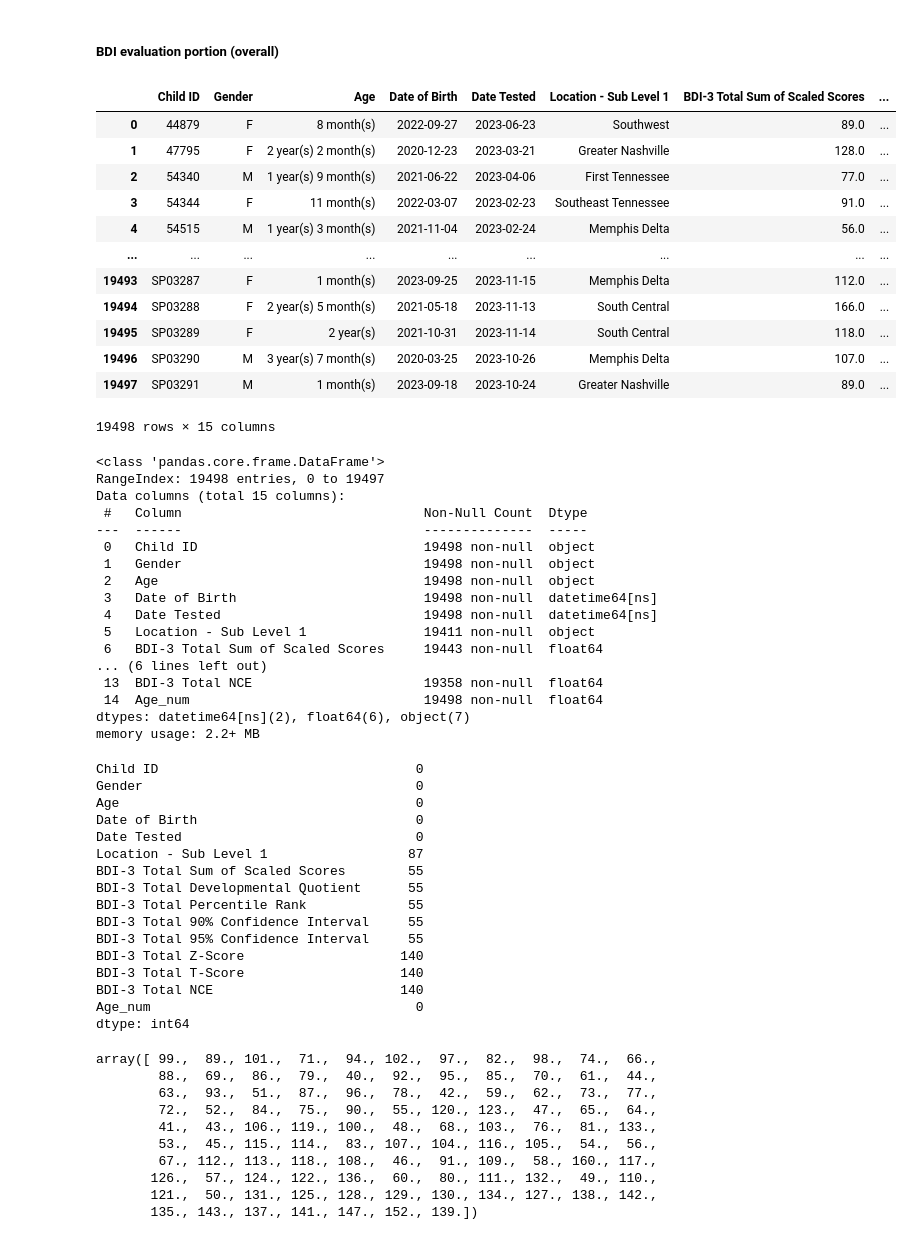
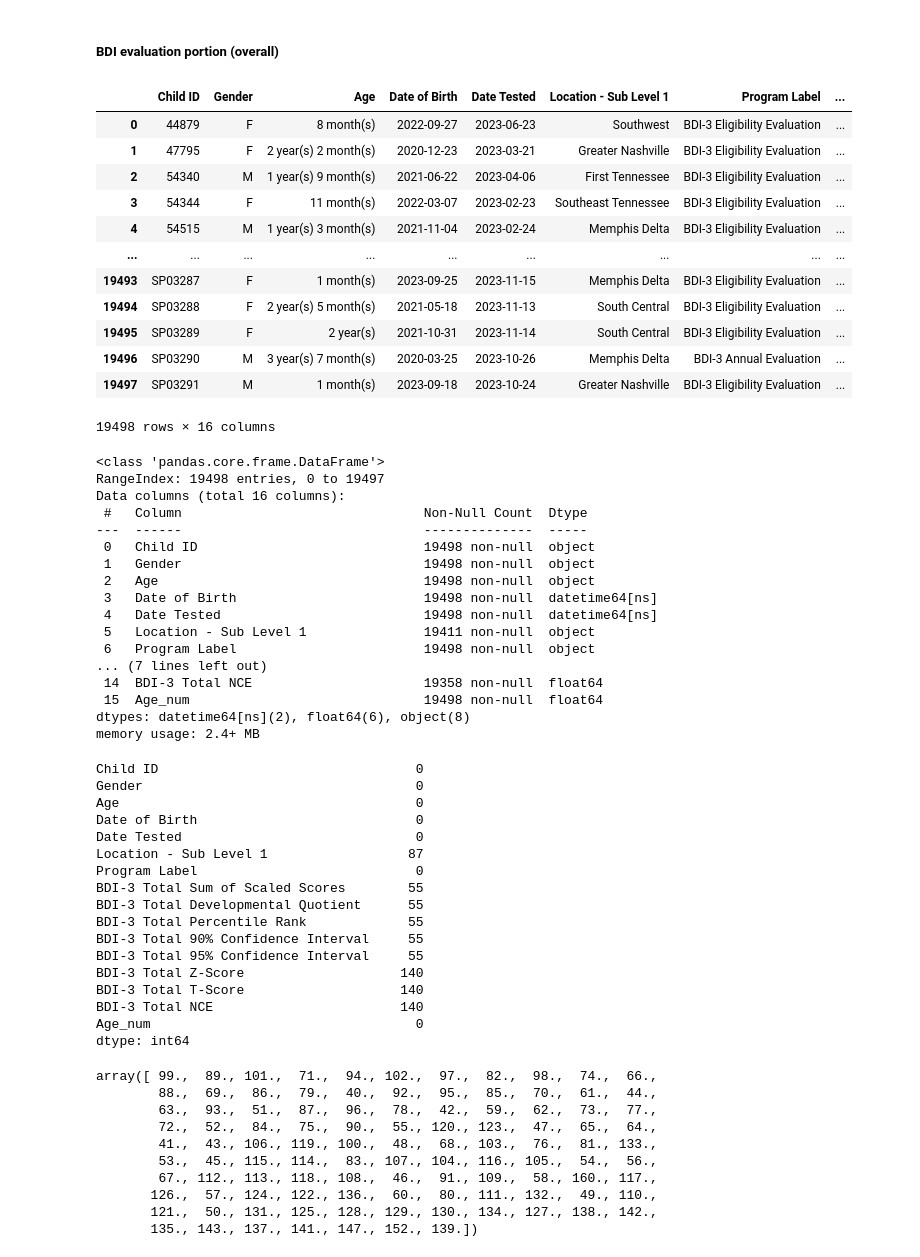
Before and after one commit to NSS-Data-Analytics-Cohort-10/teis-labracoders, a Jupyter notebook: notebooks/eda_2.ipynb, the cells around one changed output. Drawn from its saved outputs; the diff is of its cells as text; code cells hidden in the pictures.

Commit message:
analysis on age groups and eligibility based on dq scores

```diff
--- a/notebooks/eda_2.ipynb
+++ b/notebooks/eda_2.ipynb
@@ -297,7 +297,7 @@ df[df['Age']=='0 day(s)']
 | 8640 | 549043 | F | 0 day(s) | 2023-03-28 | 2023-03-28 | Greater Nashville | BDI-3 Eligibility Evaluation | ... |
 2 rows × 211 columns
 # %%
-df['Age_num']=round(((df['Date Tested'] - df['Date of Birth']).dt.days) / 365,2)
+df['Age_num']=round(((df['Date Tested'] - df['Date of Birth']).dt.days) / 365,3)
 #code from elisia
 # %%
 df.head(1)
@@ -310,28 +310,28 @@ df.head(1)
 # %% [markdown]
 ##### BDI evaluation portion (overall)
 # %%
-bdi_evals=df.iloc[:,[0,1,2,3,4,5,47,48,49,50,51,52,53,54,211]]
+bdi_evals=df.iloc[:,[0,1,2,3,4,5,6,47,48,49,50,51,52,53,54,211]]
 bdi_evals
 # %% [output]
-|  | Child ID | Gender | Age | Date of Birth | Date Tested | Location - Sub Level 1 | BDI-3 Total Sum of Scaled Scores | ... |
-| 0 | 44879 | F | 8 month(s) | 2022-09-27 | 2023-06-23 | Southwest | 89.0 | ... |
-| 1 | 47795 | F | 2 year(s) 2 month(s) | 2020-12-23 | 2023-03-21 | Greater Nashville | 128.0 | ... |
-| 2 | 54340 | M | 1 year(s) 9 month(s) | 2021-06-22 | 2023-04-06 | First Tennessee | 77.0 | ... |
-| 3 | 54344 | F | 11 month(s) | 2022-03-07 | 2023-02-23 | Southeast Tennessee | 91.0 | ... |
-| 4 | 54515 | M | 1 year(s) 3 month(s) | 2021-11-04 | 2023-02-24 | Memphis Delta | 56.0 | ... |
+|  | Child ID | Gender | Age | Date of Birth | Date Tested | Location - Sub Level 1 | Program Label | ... |
+| 0 | 44879 | F | 8 month(s) | 2022-09-27 | 2023-06-23 | Southwest | BDI-3 Eligibility Evaluation | ... |
+| 1 | 47795 | F | 2 year(s) 2 month(s) | 2020-12-23 | 2023-03-21 | Greater Nashville | BDI-3 Eligibility Evaluation | ... |
+| 2 | 54340 | M | 1 year(s) 9 month(s) | 2021-06-22 | 2023-04-06 | First Tennessee | BDI-3 Eligibility Evaluation | ... |
+| 3 | 54344 | F | 11 month(s) | 2022-03-07 | 2023-02-23 | Southeast Tennessee | BDI-3 Eligibility Evaluation | ... |
+| 4 | 54515 | M | 1 year(s) 3 month(s) | 2021-11-04 | 2023-02-24 | Memphis Delta | BDI-3 Eligibility Evaluation | ... |
 | ... | ... | ... | ... | ... | ... | ... | ... | ... |
-| 19493 | SP03287 | F | 1 month(s) | 2023-09-25 | 2023-11-15 | Memphis Delta | 112.0 | ... |
-| 19494 | SP03288 | F | 2 year(s) 5 month(s) | 2021-05-18 | 2023-11-13 | South Central | 166.0 | ... |
-| 19495 | SP03289 | F | 2 year(s) | 2021-10-31 | 2023-11-14 | South Central | 118.0 | ... |
-| 19496 | SP03290 | M | 3 year(s) 7 month(s) | 2020-03-25 | 2023-10-26 | Memphis Delta | 107.0 | ... |
-| 19497 | SP03291 | M | 1 month(s) | 2023-09-18 | 2023-10-24 | Greater Nashville | 89.0 | ... |
+| 19493 | SP03287 | F | 1 month(s) | 2023-09-25 | 2023-11-15 | Memphis Delta | BDI-3 Eligibility Evaluation | ... |
+| 19494 | SP03288 | F | 2 year(s) 5 month(s) | 2021-05-18 | 2023-11-13 | South Central | BDI-3 Eligibility Evaluation | ... |
+| 19495 | SP03289 | F | 2 year(s) | 2021-10-31 | 2023-11-14 | South Central | BDI-3 Eligibility Evaluation | ... |
+| 19496 | SP03290 | M | 3 year(s) 7 month(s) | 2020-03-25 | 2023-10-26 | Memphis Delta | BDI-3 Annual Evaluation | ... |
+| 19497 | SP03291 | M | 1 month(s) | 2023-09-18 | 2023-10-24 | Greater Nashville | BDI-3 Eligibility Evaluation | ... |
-19498 rows × 15 columns
+19498 rows × 16 columns
 # %%
 bdi_evals.info()
 # %% [output]
 <class 'pandas.core.frame.DataFrame'>
 RangeIndex: 19498 entries, 0 to 19497
-Data columns (total 15 columns):
+Data columns (total 16 columns):
  #   Column                               Non-Null Count  Dtype
 ---  ------                               --------------  -----
  0   Child ID                             19498 non-null  object
@@ -340,12 +340,12 @@ Data columns (total 15 columns):
  3   Date of Birth                        19498 non-null  datetime64[ns]
  4   Date Tested                          19498 non-null  datetime64[ns]
  5   Location - Sub Level 1               19411 non-null  object
- 6   BDI-3 Total Sum of Scaled Scores     19443 non-null  float64
-... (6 lines left out)
- 13  BDI-3 Total NCE                      19358 non-null  float64
- 14  Age_num                              19498 non-null  float64
-dtypes: datetime64[ns](2), float64(6), object(7)
-memory usage: 2.2+ MB
+ 6   Program Label                        19498 non-null  object
+... (7 lines left out)
+ 14  BDI-3 Total NCE                      19358 non-null  float64
+ 15  Age_num                              19498 non-null  float64
+dtypes: datetime64[ns](2), float64(6), object(8)
+memory usage: 2.4+ MB
 # %%
 bdi_evals.isnull().sum()
 # %% [output]
@@ -355,6 +355,7 @@ Age                                      0
 Date of Birth                            0
 Date Tested                              0
 Location - Sub Level 1                  87
+Program Label                            0
 BDI-3 Total Sum of Scaled Scores        55
 BDI-3 Total Developmental Quotient      55
 BDI-3 Total Percentile Rank             55
```
Also changed, not shown: parts of 27 cells of this notebook.
